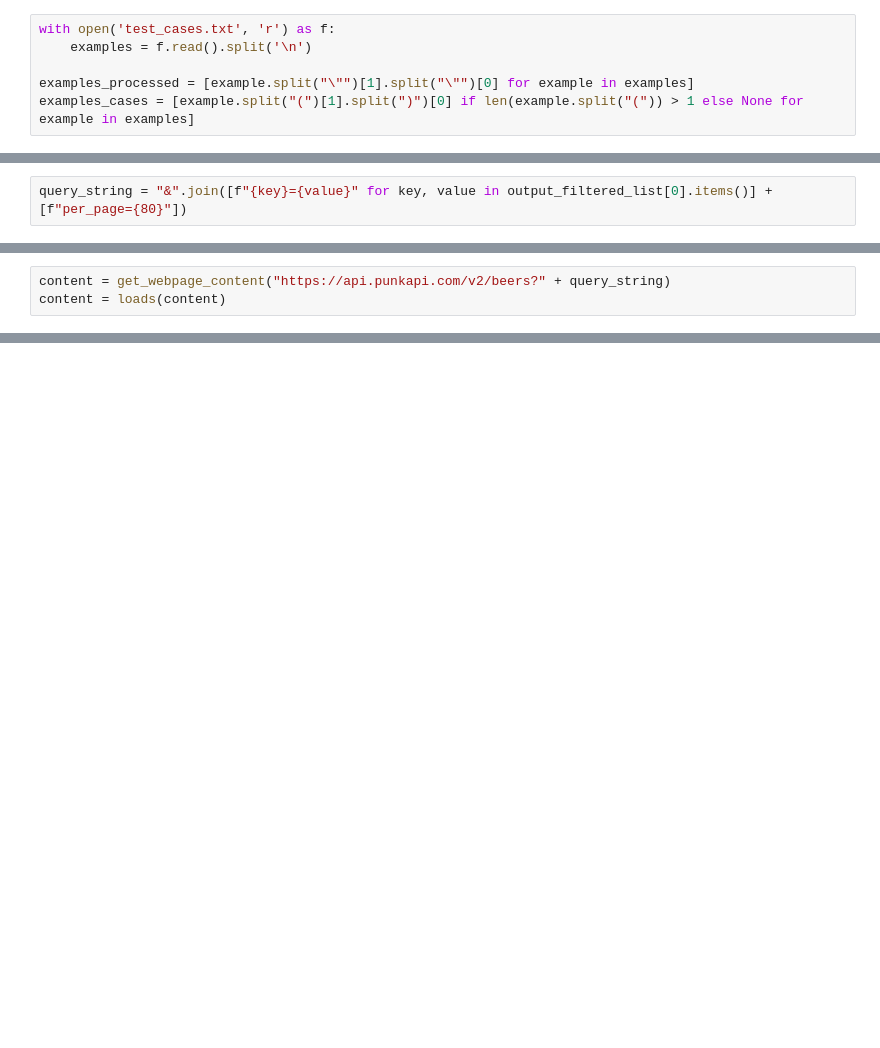
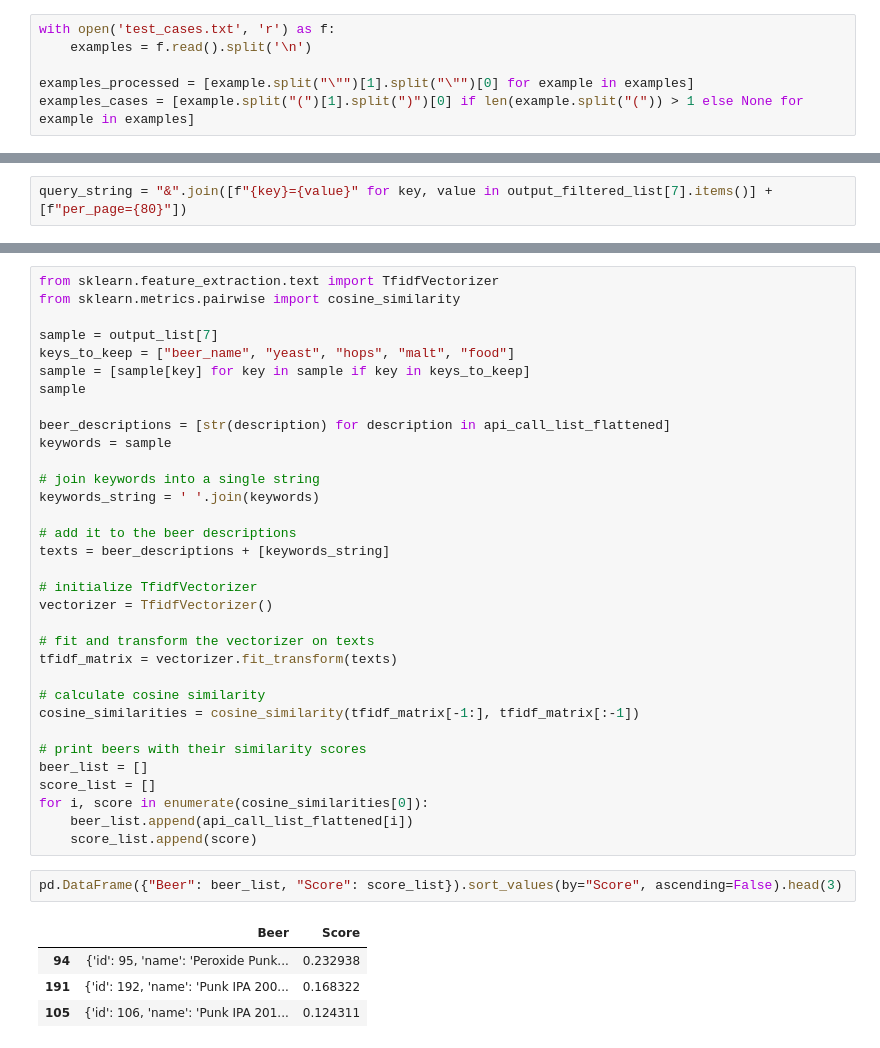
Before and after one commit to Mohammad-Rahmati/Beer-Recommender, a Jupyter notebook: test.ipynb, the cells around one changed output, grey strips where cells are left out. Cells and saved outputs as stored; diff of their text form; blank space fills up the shorter version.

```diff
--- a/test.ipynb
+++ b/test.ipynb
@@ -59,3 +65,3 @@ pd.DataFrame({"Example": examples_list, "Edge_Case": case_list, "Output": output
 # %%
-query_string = "&".join([f"{key}={value}" for key, value in output_filtered_list[0].items()] + [f"per_page={80}"])
+query_string = "&".join([f"{key}={value}" for key, value in output_filtered_list[7].items()] + [f"per_page={80}"])
 # %%
@@ -65,3 +71,0 @@ query_string = "&".join([f"{key}={value}" for key, value in output_filtered_list
-# %%
-content = get_webpage_content("https://api.punkapi.com/v2/beers?" + query_string)
-content = loads(content)
@@ -91,0 +121,40 @@ content
+# %%
+from sklearn.feature_extraction.text import TfidfVectorizer
+from sklearn.metrics.pairwise import cosine_similarity
+
+sample = output_list[7]
+keys_to_keep = ["beer_name", "yeast", "hops", "malt", "food"]
+sample = [sample[key] for key in sample if key in keys_to_keep]
+sample
+
+beer_descriptions = [str(description) for description in api_call_list_flattened]
+keywords = sample
+
+# join keywords into a single string
+keywords_string = ' '.join(keywords)
+
+# add it to the beer descriptions
+texts = beer_descriptions + [keywords_string]
+
+# initialize TfidfVectorizer
+vectorizer = TfidfVectorizer()
+
+# fit and transform the vectorizer on texts
+tfidf_matrix = vectorizer.fit_transform(texts)
+
+# calculate cosine similarity
+cosine_similarities = cosine_similarity(tfidf_matrix[-1:], tfidf_matrix[:-1])
+
+# print beers with their similarity scores
+beer_list = []
+score_list = []
+for i, score in enumerate(cosine_similarities[0]):
+    beer_list.append(api_call_list_flattened[i])
+    score_list.append(score)
+# %%
+pd.DataFrame({"Beer": beer_list, "Score": score_list}).sort_values(by="Score", ascending=False).head(3)
+# %% [output]
+|  | Beer | Score |
+| 94 | {'id': 95, 'name': 'Peroxide Punk... | 0.232938 |
+| 191 | {'id': 192, 'name': 'Punk IPA 200... | 0.168322 |
+| 105 | {'id': 106, 'name': 'Punk IPA 201... | 0.124311 |
```
Also changed, not shown: parts of 10 cells of this notebook, 2 other files.
